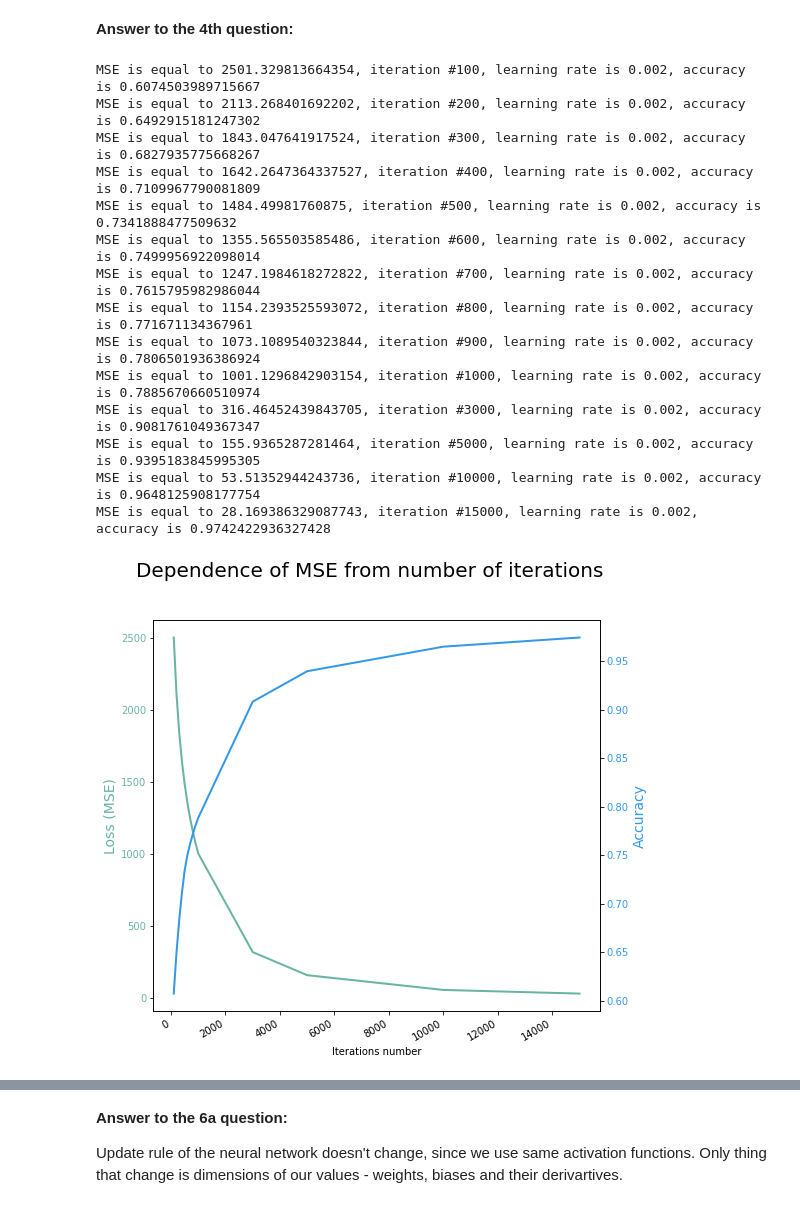
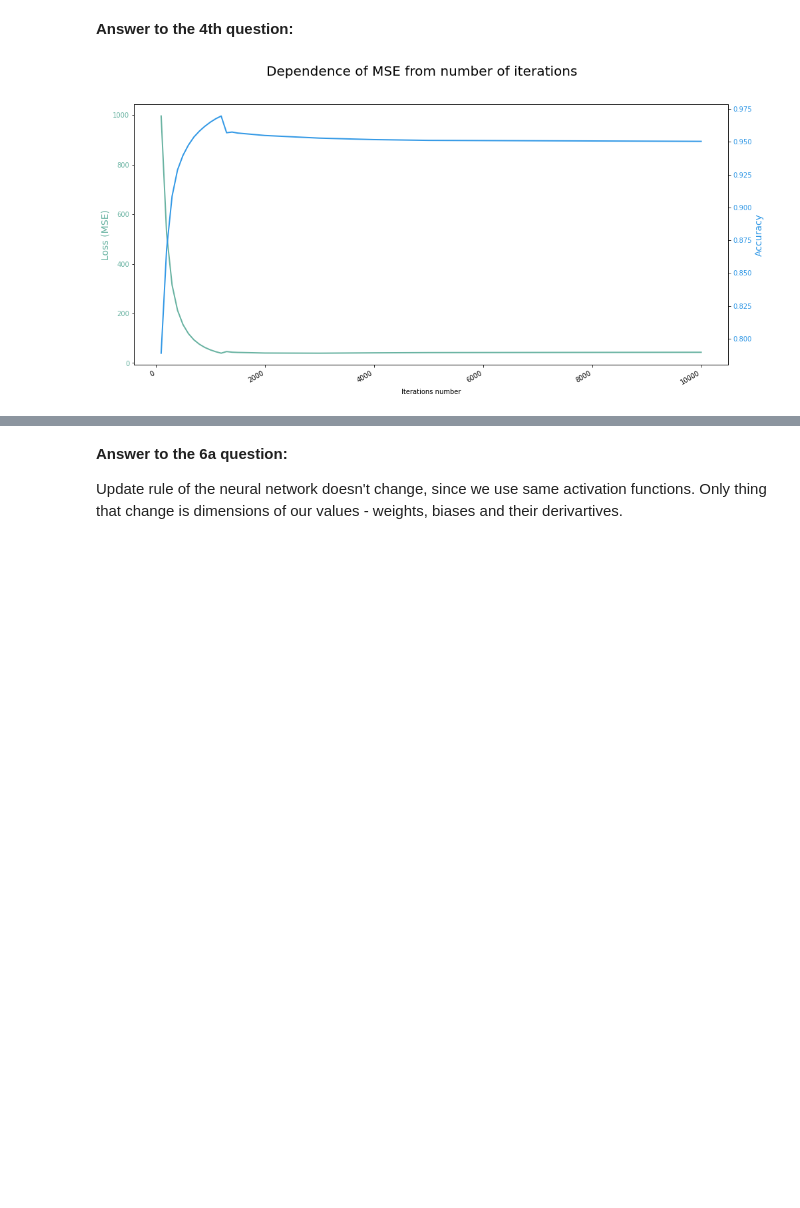
Before and after one commit to BorisOskolkov/MLcourse, a Jupyter notebook: asng02/A02_task.ipynb, the cells around one changed output, grey strips where cells are left out. Drawn from its saved outputs; the diff is of its cells as text; code cells hidden in the pictures; blank space fills up the shorter version.

```diff
--- a/asng02/A02_task.ipynb
+++ b/asng02/A02_task.ipynb
@@ -126,7 +126,7 @@ a2 = z2
 #print("Prediction:", a2, "Actual:", y)
 m=100
 mse = np.sum((a2-y)**2)/(2*m)
-accuracy = np.sum((np.sqrt((a2-y)**2)/150))/m
+accuracy = np.sum(1-(np.sqrt((a2-y)**2)/150))/m
 print(f"MSE is equal to {mse}. Accuracy is {accuracy}")
 # %% [output]
 MSE is equal to 1923.7005236935668. Accuracy is 0.3382385051333084
@@ -141,7 +141,7 @@ def forward_pass(x, W1, W2, b1, b2):
   a2 = z2
   return z1,a1,z2,a2
 # %%
-def train_network(x, y, W1, W2, b1, b2, lr, n_it, n_n):
+def train_network(x, y, W1, W2, b1, b2, lr, n_it, n_n, output_console=True):
   z1,a1,z2,a2 = forward_pass(x, W1, W2, b1, b2)
   m=y.shape[0]
   mse = np.zeros(n_it,)
@@ -168,7 +168,8 @@ def train_network(x, y, W1, W2, b1, b2, lr, n_it, n_n):
     accuracy[i] = np.sum(1-(np.sqrt((a2-y)**2)/150))/m
     #print(f"MSE is equal to {mse[i]}, iteration #{i+1}, learning rate is {lr}")
 
-  print(f"MSE is equal to {mse[i]}, iteration #{i+1}, learning rate is {lr}, accuracy is {accuracy[i]}")
+  if output_console:
+    print(f"MSE is equal to {mse[i]}, iteration #{i+1}, learning rate is {lr}, accuracy is {accuracy[i]}")
   prediction = a2
   return W1, W2, b1, b2, prediction, mse, accuracy
 # %% [markdown]
@@ -182,49 +183,35 @@ b1 = np.random.rand(3,1)
 W2 = np.random.rand(3,1)
 b2 = np.random.rand(1,1)
 
-#various_iterations_number = np.arange(100,15000,500) #takes too long
-various_iterations_number = np.array([100, 200, 300, 400, 500, 600, 700, 800, 900, 1000, 3000, 5000, 10000, 15000])
+various_iterations_number = np.arange(100,1600,100)
+various_iterations_number = np.append(various_iterations_number, [2000,3000,4000,5000,10000])
 mse_plot = np.zeros(np.shape(various_iterations_number))
 accuracy_plot = np.zeros(np.shape(various_iterations_number))
 j=0
 for i in various_iterations_number:
-  __, __, __, __, __, mse, accuracy = train_network(x, y, W1, W2, b1, b2, 0.002, i, 3)
+  __, __, __, __, __, mse, accuracy = train_network(x, y, W1, W2, b1, b2, 0.02, i, 3, output_console=False)
   mse_plot[j]=mse[len(mse)-1]
   accuracy_plot[j]=accuracy[len(accuracy)-1]
   j+=1
 
 # setting the plot
 COLOR_MSE = "#69b3a2"
 COLOR_ACC = "#3399e6"
 
-fig, ax1 = plt.subplots(figsize=(8, 8))
+fig, ax1 = plt.subplots(figsize=(16, 8))
 ax2 = ax1.twinx()
 
 ax1.plot(various_iterations_number, mse_plot, color=COLOR_MSE, lw=2)
 ax2.plot(various_iterations_number, accuracy_plot, color=COLOR_ACC, lw=2)
 
 ax1.set_xlabel("Iterations number")
 ax1.set_ylabel("Loss (MSE)", color=COLOR_MSE, fontsize=14)
 ax1.tick_params(axis="y", labelcolor=COLOR_MSE)
 
 ax2.set_ylabel("Accuracy", color=COLOR_ACC, fontsize=14)
 ax2.tick_params(axis="y", labelcolor=COLOR_ACC)
 
 fig.suptitle("Dependence of MSE from number of iterations", fontsize=20)
 fig.autofmt_xdate()
 # %% [output]
-MSE is equal to 2501.329813664354, iteration #100, learning rate is 0.002, accuracy is 0.6074503989715667
-MSE is equal to 2113.268401692202, iteration #200, learning rate is 0.002, accuracy is 0.6492915181247302
-MSE is equal to 1843.047641917524, iteration #300, learning rate is 0.002, accuracy is 0.6827935775668267
-MSE is equal to 1642.2647364337527, iteration #400, learning rate is 0.002, accuracy is 0.7109967790081809
-MSE is equal to 1484.49981760875, iteration #500, learning rate is 0.002, accuracy is 0.7341888477509632
-MSE is equal to 1355.565503585486, iteration #600, learning rate is 0.002, accuracy is 0.7499956922098014
-MSE is equal to 1247.1984618272822, iteration #700, learning rate is 0.002, accuracy is 0.7615795982986044
-MSE is equal to 1154.2393525593072, iteration #800, learning rate is 0.002, accuracy is 0.771671134367961
-MSE is equal to 1073.1089540323844, iteration #900, learning rate is 0.002, accuracy is 0.7806501936386924
-MSE is equal to 1001.1296842903154, iteration #1000, learning rate is 0.002, accuracy is 0.7885670660510974
-MSE is equal to 316.46452439843705, iteration #3000, learning rate is 0.002, accuracy is 0.9081761049367347
-MSE is equal to 155.9365287281464, iteration #5000, learning rate is 0.002, accuracy is 0.9395183845995305
-MSE is equal to 53.51352944243736, iteration #10000, learning rate is 0.002, accuracy is 0.9648125908177754
-MSE is equal to 28.169386329087743, iteration #15000, learning rate is 0.002, accuracy is 0.9742422936327428
-[figure, old version]
+[figure, new version]
```
Also changed, not shown: parts of 10 cells of this notebook.
